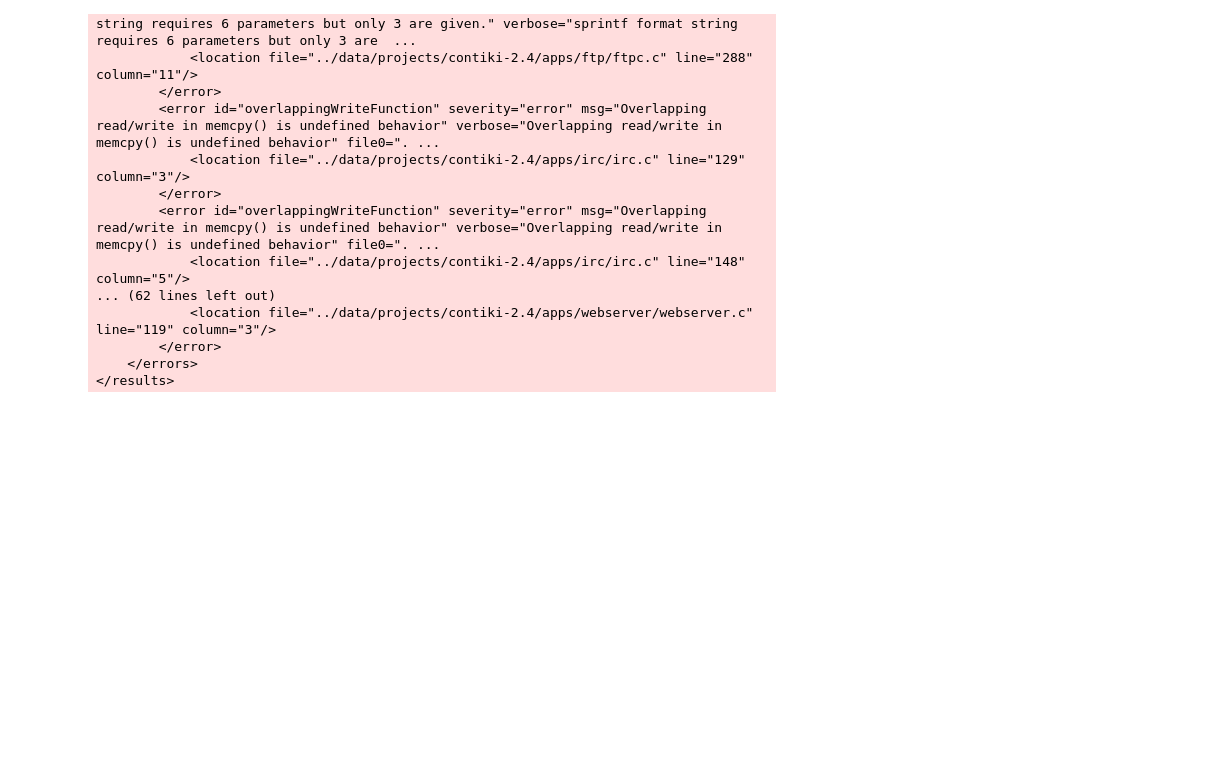
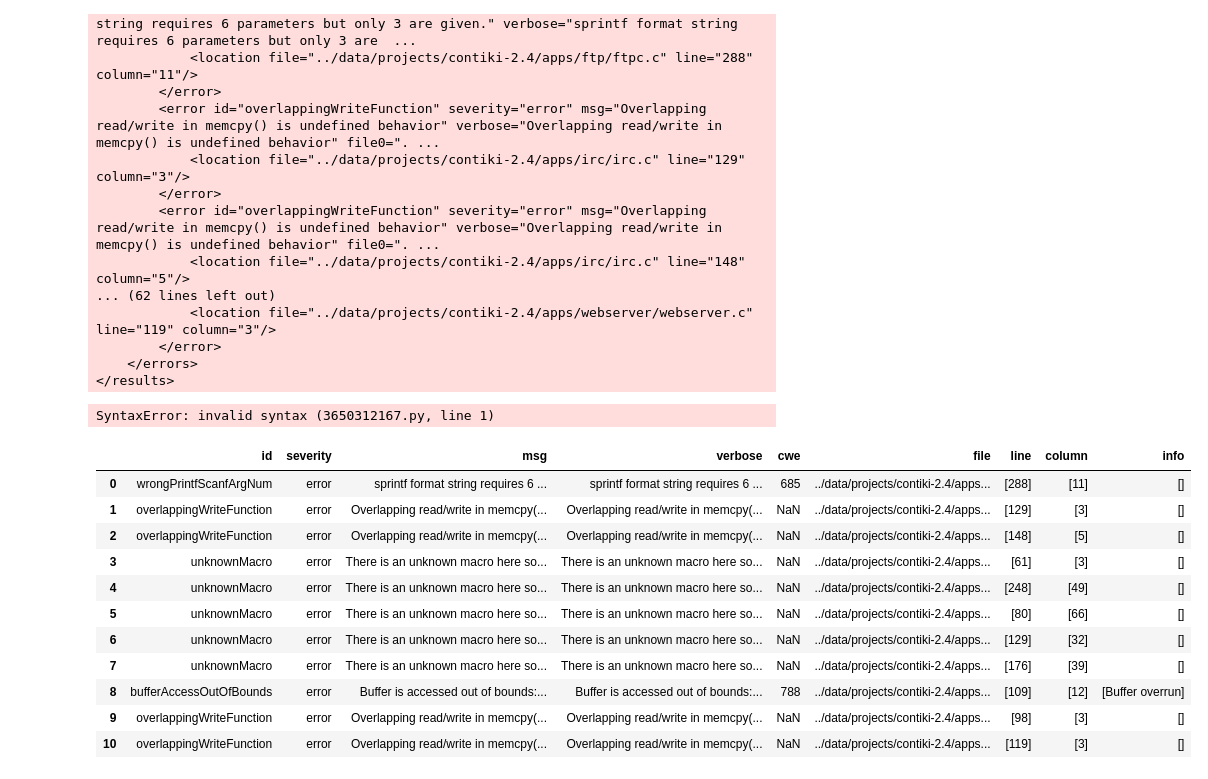
Before and after one commit to SmartSecLab/IoTvulCode, a Jupyter notebook: notebooks/stat.ipynb, the cells around one changed output. Drawn from its saved outputs; the diff is of its cells as text; code cells hidden in the pictures; blank space fills up the shorter version.

```diff
--- a/notebooks/stat.ipynb
+++ b/notebooks/stat.ipynb
@@ -252,2 +264,21 @@ df_flaw.to_csv('contiki24_cppcheck.csv')
+# %%
+[x[0] for x in df_flaw['line'] if len(x)==1 else str(x[0], x[1])]
+# %% [output]
+SyntaxError: invalid syntax (3650312167.py, line 1)
+# %%
+df_flaw
+# %% [output]
+|  | id | severity | msg | verbose | cwe | file | line | column | info |
+| 0 | wrongPrintfScanfArgNum | error | sprintf format string requires 6 ... | sprintf format string requires 6 ... | 685 | ../data/projects/contiki-2.4/apps... | [288] | [11] | [] |
+| 1 | overlappingWriteFunction | error | Overlapping read/write in memcpy(... | Overlapping read/write in memcpy(... | NaN | ../data/projects/contiki-2.4/apps... | [129] | [3] | [] |
+| 2 | overlappingWriteFunction | error | Overlapping read/write in memcpy(... | Overlapping read/write in memcpy(... | NaN | ../data/projects/contiki-2.4/apps... | [148] | [5] | [] |
+| 3 | unknownMacro | error | There is an unknown macro here so... | There is an unknown macro here so... | NaN | ../data/projects/contiki-2.4/apps... | [61] | [3] | [] |
+| 4 | unknownMacro | error | There is an unknown macro here so... | There is an unknown macro here so... | NaN | ../data/projects/contiki-2.4/apps... | [248] | [49] | [] |
+| 5 | unknownMacro | error | There is an unknown macro here so... | There is an unknown macro here so... | NaN | ../data/projects/contiki-2.4/apps... | [80] | [66] | [] |
+| 6 | unknownMacro | error | There is an unknown macro here so... | There is an unknown macro here so... | NaN | ../data/projects/contiki-2.4/apps... | [129] | [32] | [] |
+| 7 | unknownMacro | error | There is an unknown macro here so... | There is an unknown macro here so... | NaN | ../data/projects/contiki-2.4/apps... | [176] | [39] | [] |
+| 8 | bufferAccessOutOfBounds | error | Buffer is accessed out of bounds:... | Buffer is accessed out of bounds:... | 788 | ../data/projects/contiki-2.4/apps... | [109] | [12] | [Buffer overrun] |
+| 9 | overlappingWriteFunction | error | Overlapping read/write in memcpy(... | Overlapping read/write in memcpy(... | NaN | ../data/projects/contiki-2.4/apps... | [98] | [3] | [] |
+| 10 | overlappingWriteFunction | error | Overlapping read/write in memcpy(... | Overlapping read/write in memcpy(... | NaN | ../data/projects/contiki-2.4/apps... | [119] | [3] | [] |
 # %%
 import itertools
```
Also changed, not shown: parts of 2 cells of this notebook.
